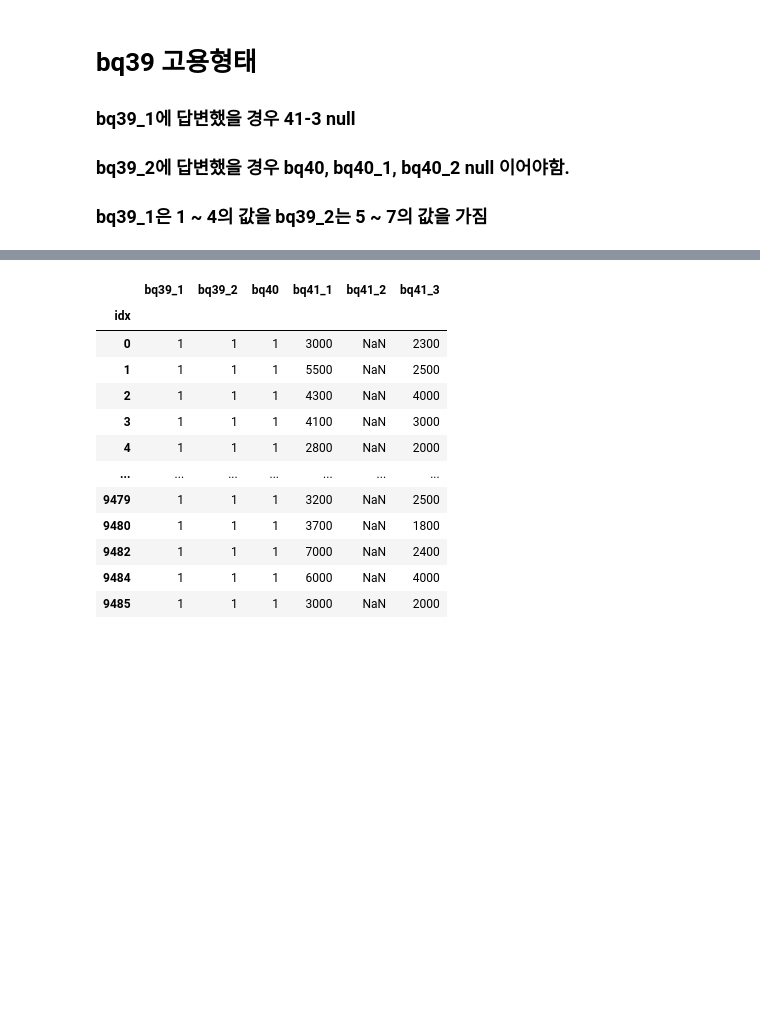
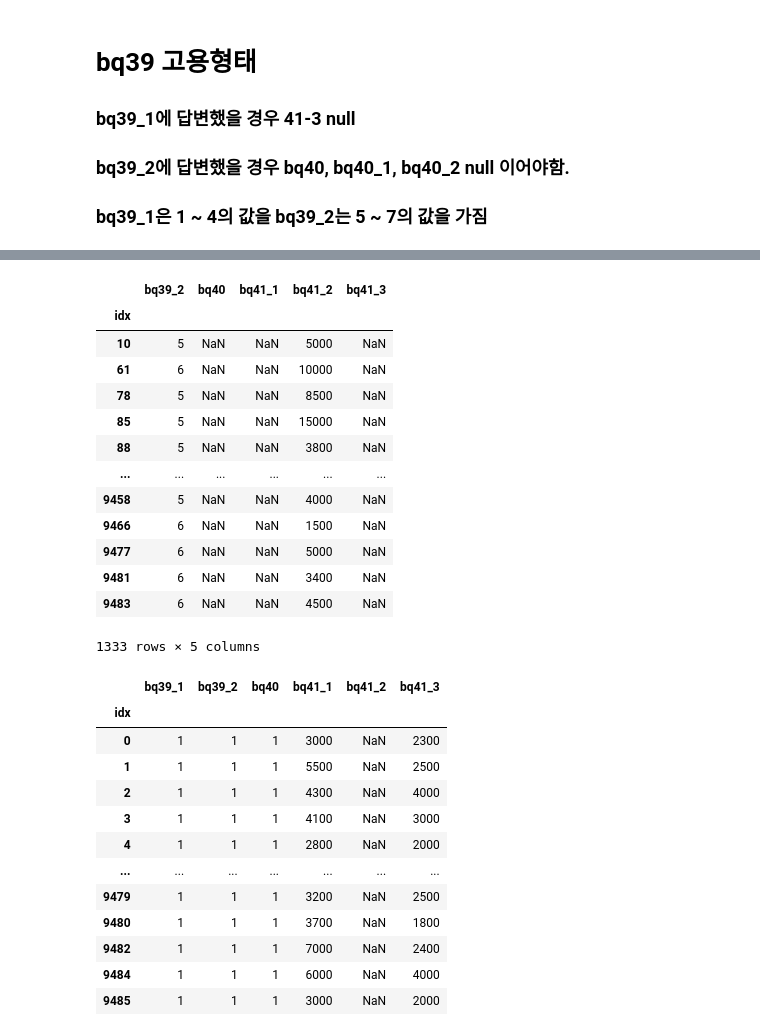
Before and after one commit to joniekwon/dacon, a Jupyter notebook: know/DAY1 EDA.ipynb, the cells around one changed output, grey strips where cells are left out. Drawn from its saved outputs; the diff is of its cells as text; code cells hidden in the pictures; blank space fills up the shorter version.

```diff
--- a/know/DAY1 EDA.ipynb
+++ b/know/DAY1 EDA.ipynb
@@ -1003,0 +1089,17 @@ know_train[0].loc[know_train[0].bq39_2<5,['bq39_1','bq39_2','bq40', 'bq41_1', 'b
+# %%
+know_test[0].loc[(know_test[0].bq39_2>4), ['bq39_2', 'bq40','bq41_1','bq41_2','bq41_3']]
+# %% [output]
+|  | bq39_2 | bq40 | bq41_1 | bq41_2 | bq41_3 |
+| idx |  |  |  |  |  |
+| 10 | 5 | NaN | NaN | 5000 | NaN |
+| 61 | 6 | NaN | NaN | 10000 | NaN |
+| 78 | 5 | NaN | NaN | 8500 | NaN |
+| 85 | 5 | NaN | NaN | 15000 | NaN |
+| 88 | 5 | NaN | NaN | 3800 | NaN |
+| ... | ... | ... | ... | ... | ... |
+| 9458 | 5 | NaN | NaN | 4000 | NaN |
+| 9466 | 6 | NaN | NaN | 1500 | NaN |
+| 9477 | 6 | NaN | NaN | 5000 | NaN |
+| 9481 | 6 | NaN | NaN | 3400 | NaN |
+| 9483 | 6 | NaN | NaN | 4500 | NaN |
+1333 rows × 5 columns
```
Also changed, not shown: parts of 52 cells of this notebook.
